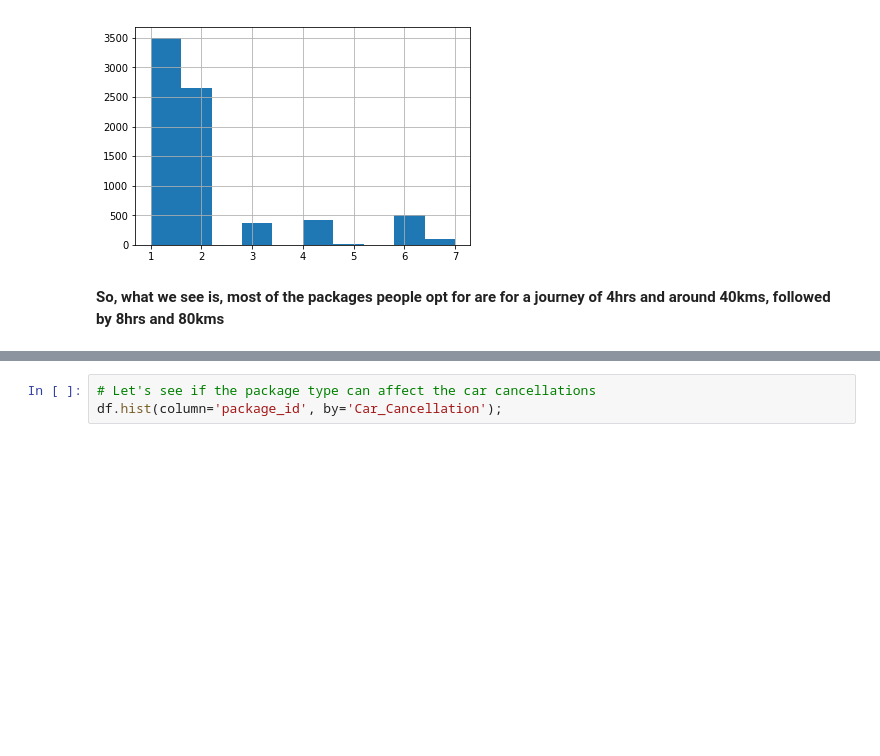
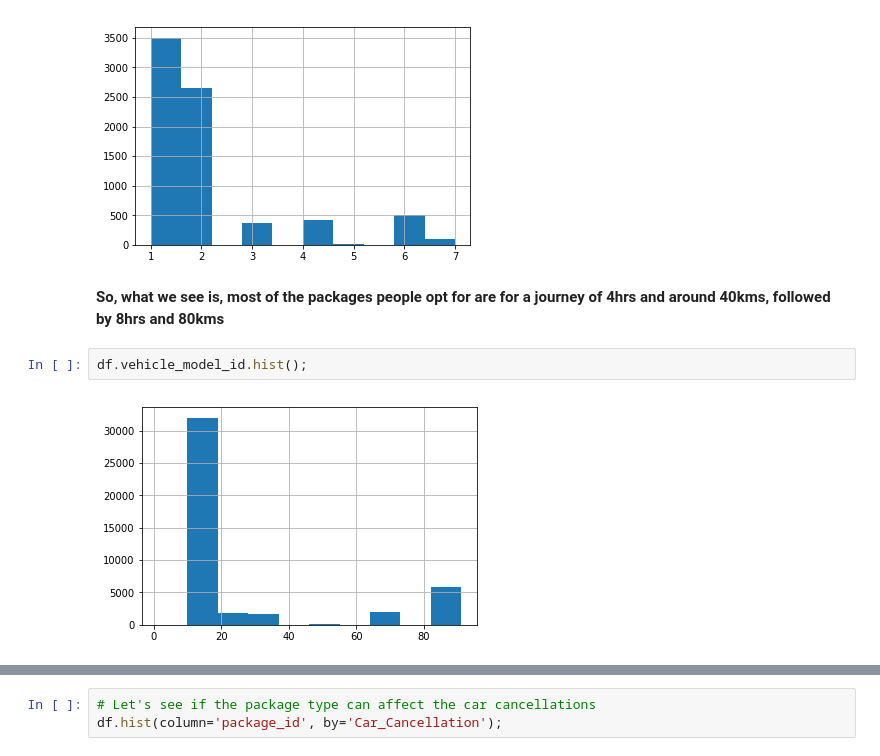
Before and after one commit to debisree/Springboard-Data-Science-Career-Track, a Jupyter notebook: predicting-cab-booking-cancellations.ipynb, the cells around one changed output, grey strips where cells are left out. Drawn from its saved outputs; the diff is of its cells as text; blank space fills up the shorter version.

```diff
--- a/predicting-cab-booking-cancellations.ipynb
+++ b/predicting-cab-booking-cancellations.ipynb
@@ -127,3 +146,7 @@ df.package_id.hist();
 [figure]
 # %% [markdown]
 **So, what we see is, most of the packages people opt for are for a journey of 4hrs and around 40kms, followed by 8hrs and 80kms**
+# %%
+df.vehicle_model_id.hist();
+# %% [output]
+[figure, added]
```
Also changed, not shown: parts of 20 cells of this notebook.
